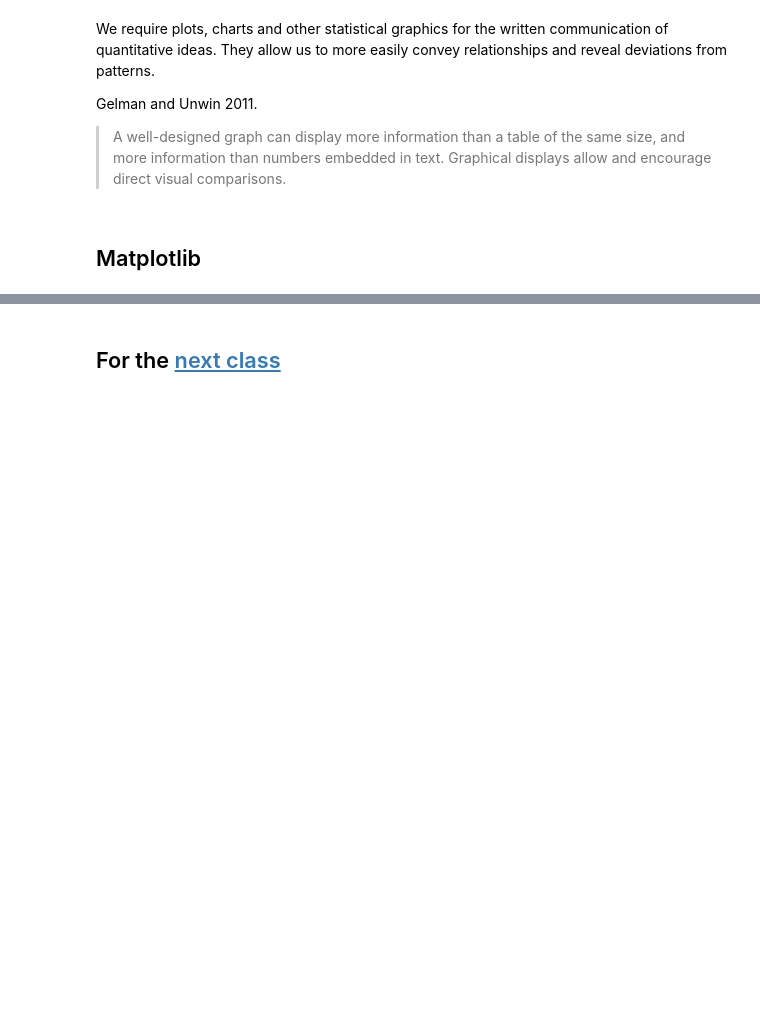
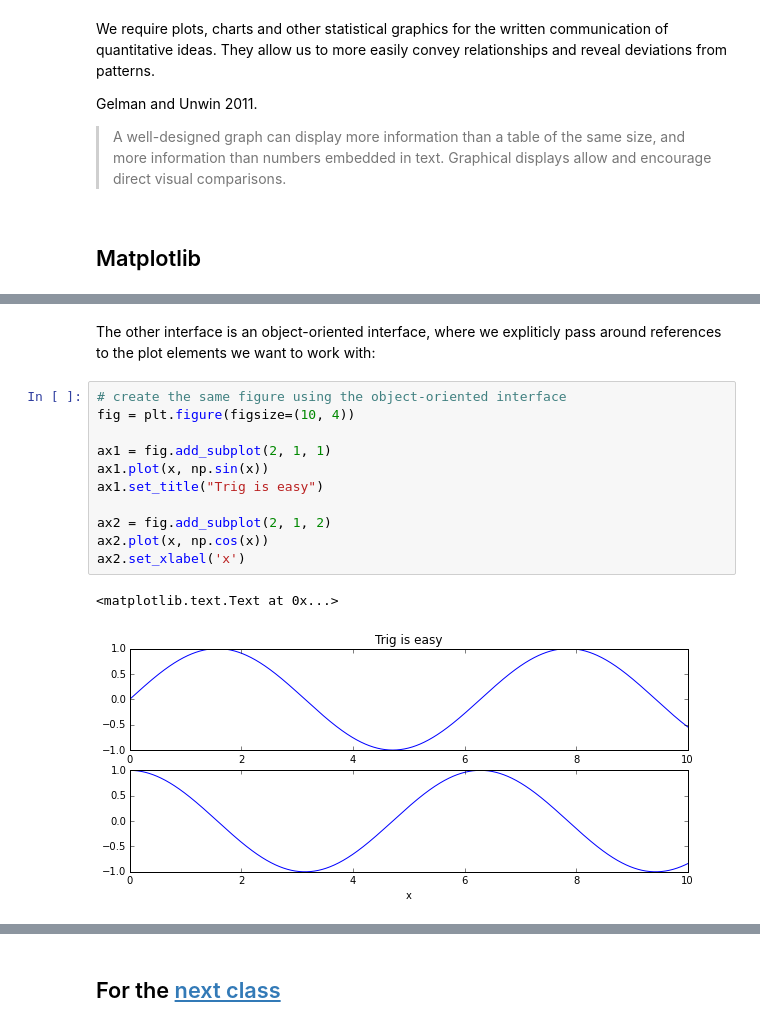
Before and after one commit to versae/DH2304, a Jupyter notebook: class07.ipynb, the cells around one changed output, grey strips where cells are left out. Saved outputs shown, nothing was run; the diff lists cells and outputs as text; blank space fills up the shorter version.

```diff
--- a/class07.ipynb
+++ b/class07.ipynb
@@ -993,0 +1044,16 @@ plt.plot(np.random.normal(size=100), np.random.normal(size=100), 'ro')
+# %% [markdown]
+The other interface is an object-oriented interface, where we expliticly pass around references to the plot elements we want to work with:
+# %%
+# create the same figure using the object-oriented interface
+fig = plt.figure(figsize=(10, 4))
+
+ax1 = fig.add_subplot(2, 1, 1)
+ax1.plot(x, np.sin(x))
+ax1.set_title("Trig is easy")
+
+ax2 = fig.add_subplot(2, 1, 2)
+ax2.plot(x, np.cos(x))
+ax2.set_xlabel('x')
+# %% [output]
+<matplotlib.text.Text at 0x...>
+[figure, added]
```
Also changed, not shown: parts of 96 cells of this notebook, 4 other files.
